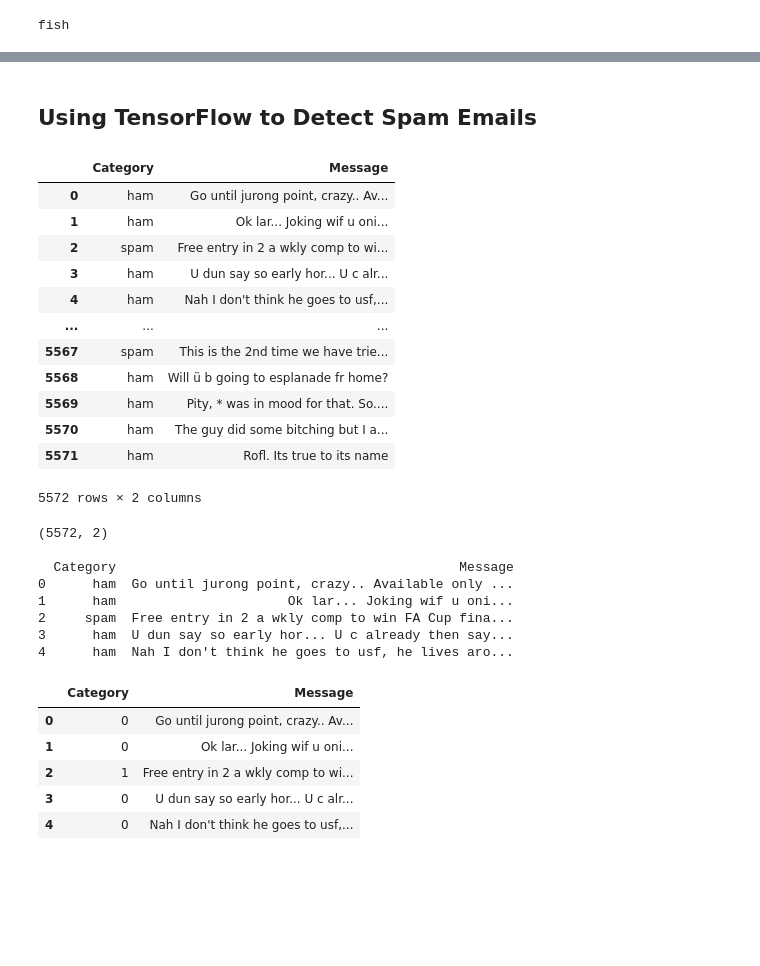
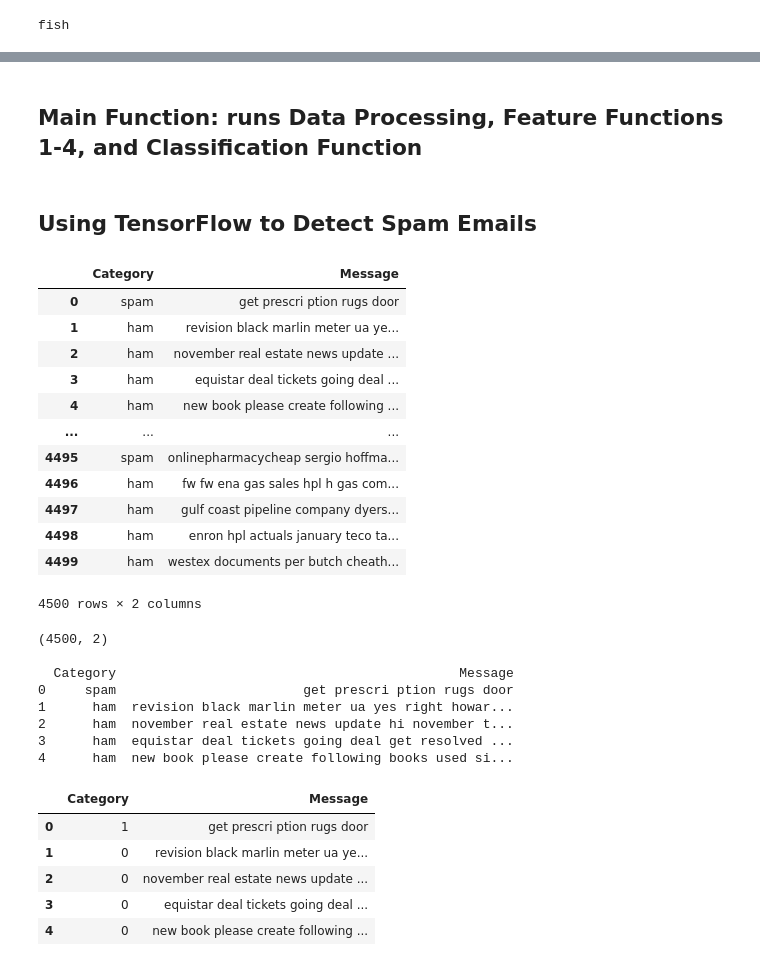
Before and after one commit to bryancrigger/IST664---Natural-Language-Processing, a Jupyter notebook: NLP_Project_Detecting_SPAM_Emails_with_NLP_v2.ipynb, the cells around one changed output, grey strips where cells are left out. Drawn from its saved outputs; the diff is of its cells as text; code cells hidden in the pictures; blank space fills up the shorter version.

```diff
--- a/NLP_Project_Detecting_SPAM_Emails_with_NLP_v2.ipynb
+++ b/NLP_Project_Detecting_SPAM_Emails_with_NLP_v2.ipynb
@@ -689,0 +891,2 @@ model1.score(X_test,y_test)
+# %% [markdown]
+## Main Function: runs Data Processing, Feature Functions 1-4, and Classification Function
@@ -690,32 +949,33 @@ model1.score(X_test,y_test)
 # %% [markdown]
 ## Using TensorFlow to Detect Spam Emails
 # %%
-data = pd.read_csv('spam.csv')
+data = pd.read_csv('out.csv')
 data
 # %% [output]
 |  | Category | Message |
-| 0 | ham | Go until jurong point, crazy.. Av... |
-| 1 | ham | Ok lar... Joking wif u oni... |
-| 2 | spam | Free entry in 2 a wkly comp to wi... |
-| 3 | ham | U dun say so early hor... U c alr... |
-| 4 | ham | Nah I don't think he goes to usf,... |
+| 0 | spam | get prescri ption rugs door |
+| 1 | ham | revision black marlin meter ua ye... |
+| 2 | ham | november real estate news update ... |
+| 3 | ham | equistar deal tickets going deal ... |
+| 4 | ham | new book please create following ... |
 | ... | ... | ... |
-| 5567 | spam | This is the 2nd time we have trie... |
-| 5568 | ham | Will ü b going to esplanade fr home? |
-| 5569 | ham | Pity, * was in mood for that. So.... |
-| 5570 | ham | The guy did some bitching but I a... |
-| 5571 | ham | Rofl. Its true to its name |
+| 4495 | spam | onlinepharmacycheap sergio hoffma... |
+| 4496 | ham | fw fw ena gas sales hpl h gas com... |
+| 4497 | ham | gulf coast pipeline company dyers... |
+| 4498 | ham | enron hpl actuals january teco ta... |
+| 4499 | ham | westex documents per butch cheath... |
-5572 rows × 2 columns
+4500 rows × 2 columns
 # %%
+# Printing some sample lines from the dataset
 print(data.shape, "\n")
 print(data.head())
 # %% [output]
-(5572, 2)
+(4500, 2)
 
   Category                                            Message
-0      ham  Go until jurong point, crazy.. Available only ...
-1      ham                      Ok lar... Joking wif u oni...
-2     spam  Free entry in 2 a wkly comp to win FA Cup fina...
-3      ham  U dun say so early hor... U c already then say...
-4      ham  Nah I don't think he goes to usf, he lives aro...
+0     spam                        get prescri ption rugs door
+1      ham  revision black marlin meter ua yes right howar...
+2      ham  november real estate news update hi november t...
+3      ham  equistar deal tickets going deal get resolved ...
+4      ham  new book please create following books used si...
 # %%
@@ -724,8 +985,8 @@ data['Category'] = data['Category'].apply(lambda x:1 if x=='spam' else 0)
 data.head()
 # %% [output]
 |  | Category | Message |
-| 0 | 0 | Go until jurong point, crazy.. Av... |
-| 1 | 0 | Ok lar... Joking wif u oni... |
-| 2 | 1 | Free entry in 2 a wkly comp to wi... |
-| 3 | 0 | U dun say so early hor... U c alr... |
-| 4 | 0 | Nah I don't think he goes to usf,... |
+| 0 | 1 | get prescri ption rugs door |
+| 1 | 0 | revision black marlin meter ua ye... |
+| 2 | 0 | november real estate news update ... |
+| 3 | 0 | equistar deal tickets going deal ... |
+| 4 | 0 | new book please create following ... |
```
Also changed, not shown: parts of 120 cells of this notebook.
